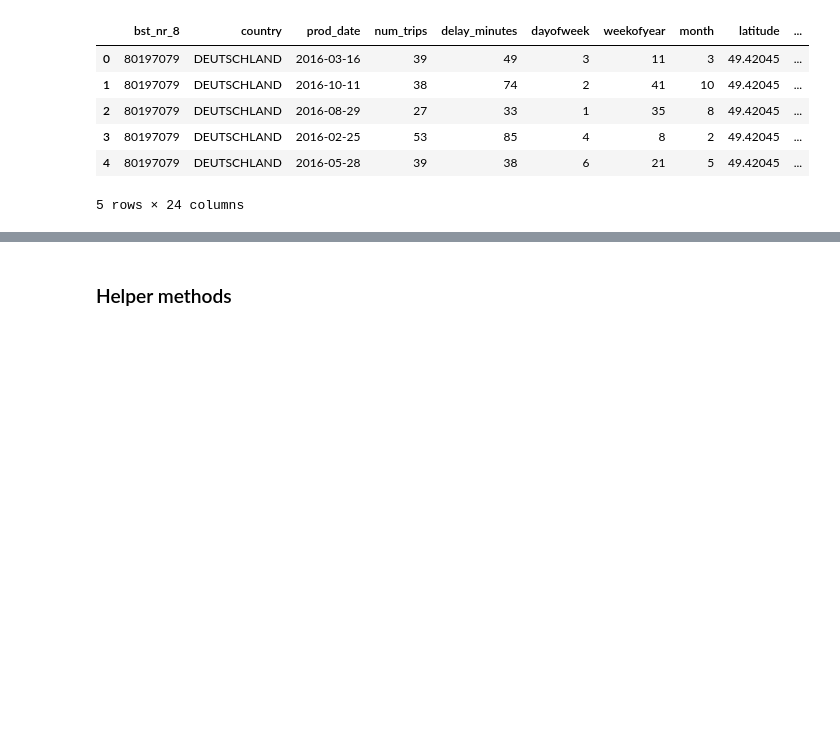
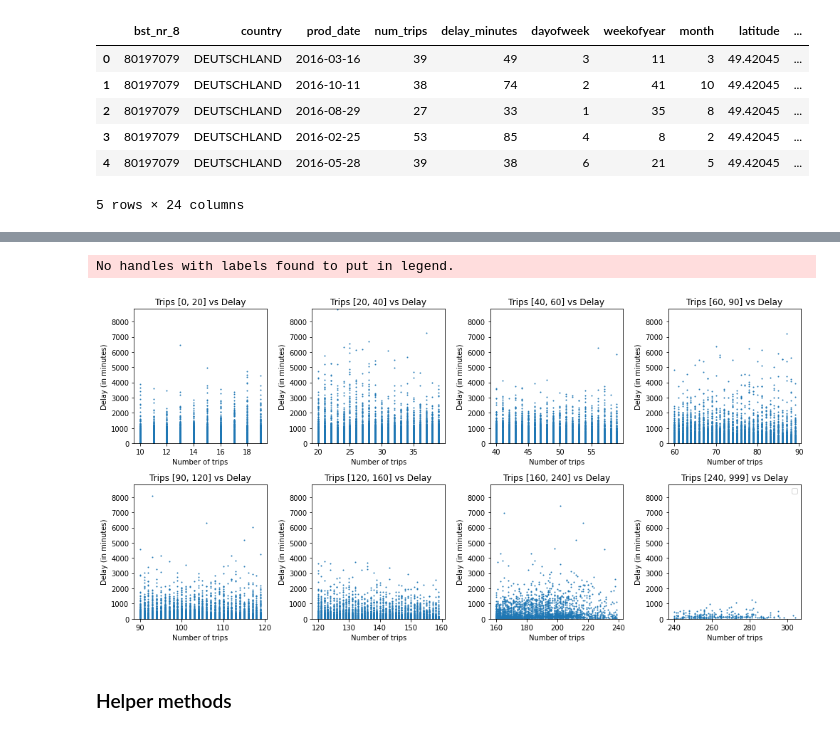
Before and after one commit to shamilnabiyev/open-data-analytics, a Jupyter notebook: data/autogluon-automl.ipynb, the cells around one changed output, grey strips where cells are left out. Cells and saved outputs as stored; diff of their text form; code cells hidden in the pictures; blank space fills up the shorter version.

```diff
--- a/data/autogluon-automl.ipynb
+++ b/data/autogluon-automl.ipynb
@@ -43,3 +59,28 @@ df = df[df.columns.difference(excluded_columns)]
+# %%
+fig, axs = plt.subplots(2, 4, figsize=(14, 7), facecolor='w', edgecolor='k')
+fig.subplots_adjust(hspace = .5, wspace=.001)
+
+intervals = [(0, 20), (20, 40), (40, 60), (60, 90), (90, 120), (120, 160), (160, 240), (240, 999)]
+axs = axs.ravel()
+targets = zip(intervals, axs.flatten())
+
+delay_max = df['delay_minutes'].max() + 10
+
+for k, (intr, ax) in enumerate(targets):
+    dfx = df[(df['num_trips'] >= intr[0]) & (df['num_trips'] < intr[1])][['num_trips', 'delay_minutes']]
+
+    ax.scatter(dfx['num_trips'], dfx['delay_minutes'], s=1)
+    ax.set_title('Trips [%s, %s] vs Delay' % intr)
+    ax.set_xlabel('Number of trips')
+    ax.set_ylabel('Delay (in minutes)')
+    ax.set_ylim([0, delay_max])
+
+fig.tight_layout()
+ax.legend()
+plt.show()
+# %% [output]
+No handles with labels found to put in legend.
+[figure, added]
 # %% [markdown]
 ### Helper methods
 # %%
```
Also changed, not shown: parts of 9 cells of this notebook.
